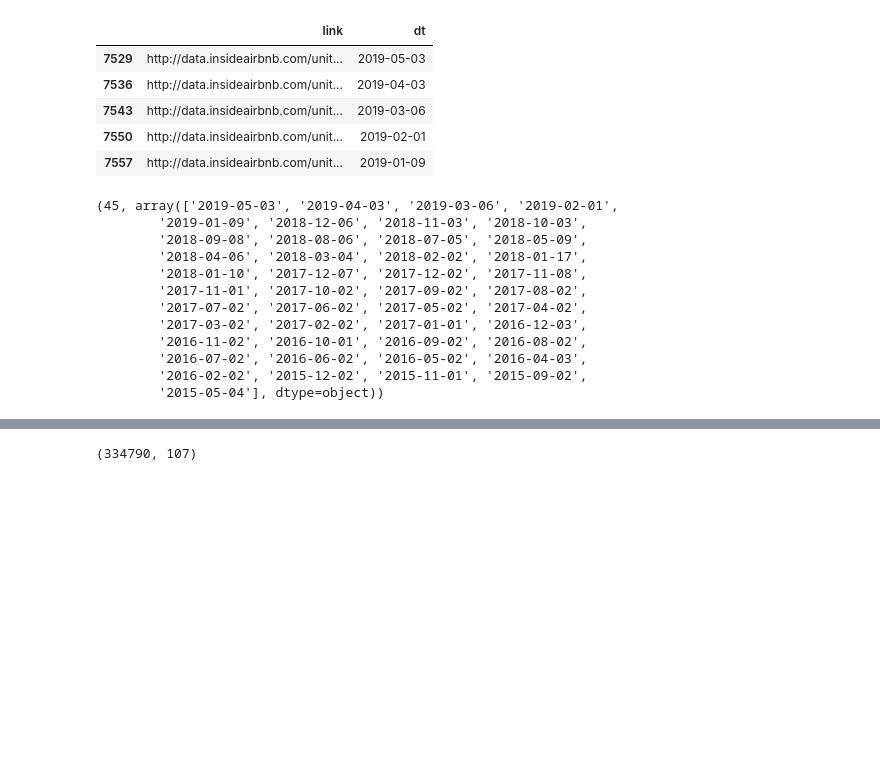
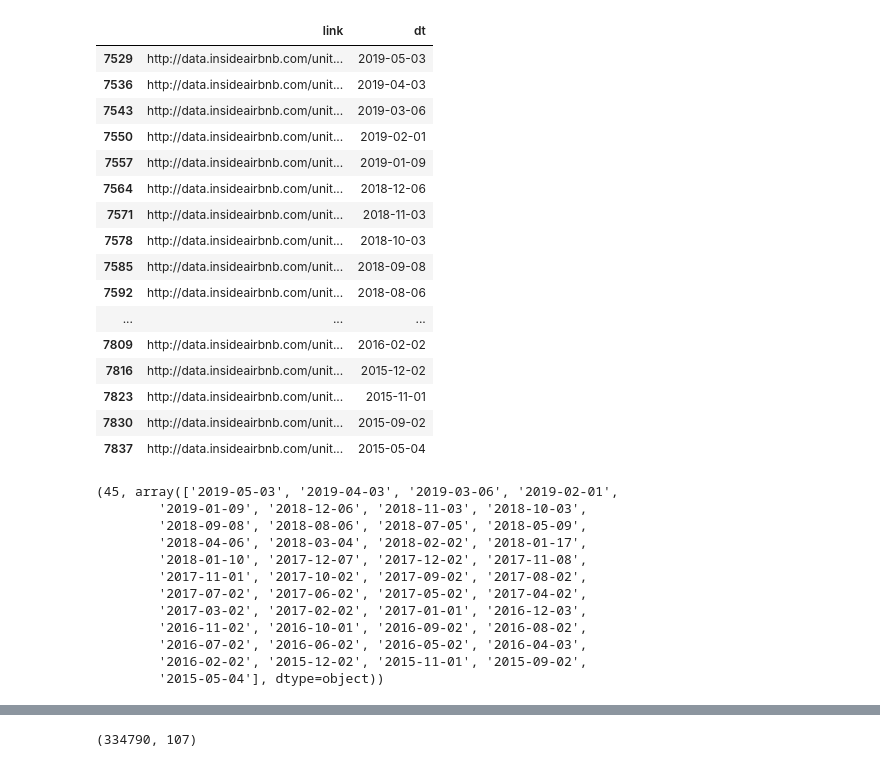
Before and after one commit to karensheng/Airbnb_Regulation, a Jupyter notebook: Import Airbnb data.ipynb, the cells around one changed output, grey strips where cells are left out. Drawn from its saved outputs; the diff is of its cells as text; code cells hidden in the pictures; blank space fills up the shorter version.

```diff
--- a/Import Airbnb data.ipynb
+++ b/Import Airbnb data.ipynb
@@ -43,17 +43,28 @@ def readin_gz(dt,cat):
 # %%
 links_sf_listings = gather_links('san-francisco','listings.csv.gz')
 links_sf_listings['dt'] = [x.split('/')[6] for x in links_sf_listings['link']]
-links_sf_listings.head()
+links_sf_listings
 
 idx = links_sf_listings['dt'].unique()
 len(idx),idx
 # %% [output]
 |  | link | dt |
 | 7529 | http://data.insideairbnb.com/unit... | 2019-05-03 |
 | 7536 | http://data.insideairbnb.com/unit... | 2019-04-03 |
 | 7543 | http://data.insideairbnb.com/unit... | 2019-03-06 |
 | 7550 | http://data.insideairbnb.com/unit... | 2019-02-01 |
 | 7557 | http://data.insideairbnb.com/unit... | 2019-01-09 |
+| 7564 | http://data.insideairbnb.com/unit... | 2018-12-06 |
+| 7571 | http://data.insideairbnb.com/unit... | 2018-11-03 |
+| 7578 | http://data.insideairbnb.com/unit... | 2018-10-03 |
+| 7585 | http://data.insideairbnb.com/unit... | 2018-09-08 |
+| 7592 | http://data.insideairbnb.com/unit... | 2018-08-06 |
+| ... | ... | ... |
+| 7809 | http://data.insideairbnb.com/unit... | 2016-02-02 |
+| 7816 | http://data.insideairbnb.com/unit... | 2015-12-02 |
+| 7823 | http://data.insideairbnb.com/unit... | 2015-11-01 |
+| 7830 | http://data.insideairbnb.com/unit... | 2015-09-02 |
+| 7837 | http://data.insideairbnb.com/unit... | 2015-05-04 |
 (45, array(['2019-05-03', '2019-04-03', '2019-03-06', '2019-02-01',
         '2019-01-09', '2018-12-06', '2018-11-03', '2018-10-03',
         '2018-09-08', '2018-08-06', '2018-07-05', '2018-05-09',
```
Also changed, not shown: parts of 14 cells of this notebook.
